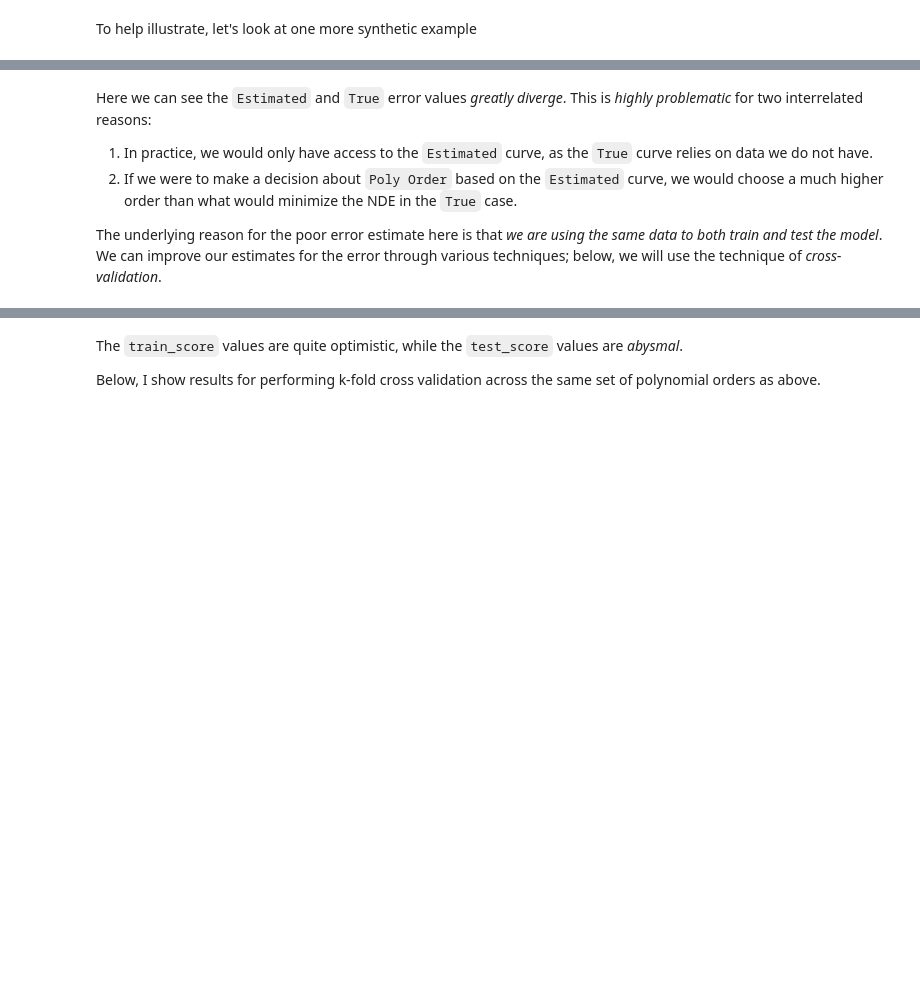
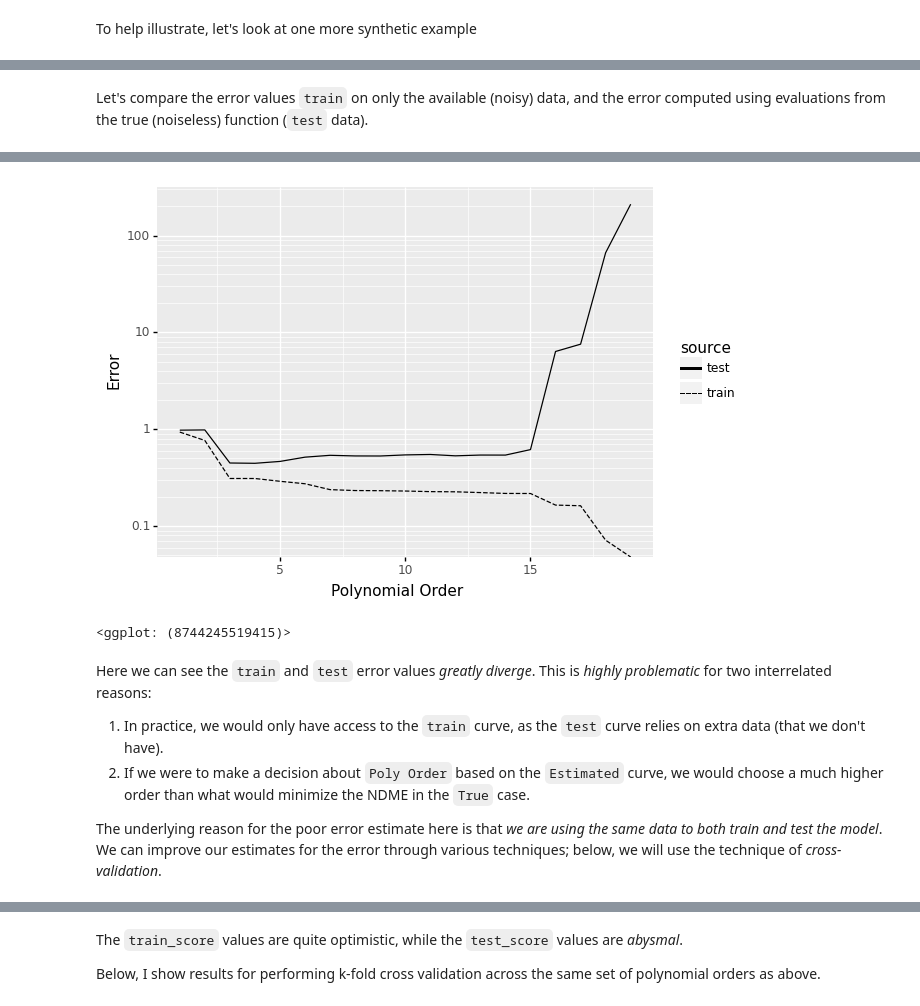
Before and after one commit to zdelrosario/mi101, a Jupyter notebook: _sources/notebooks/05_ml_master.ipynb, the cells around one changed output, grey strips where cells are left out. Cells and saved outputs as stored; diff of their text form; code cells hidden in the pictures; blank space fills up the shorter version.

```diff
--- a/_sources/notebooks/05_ml_master.ipynb
+++ b/_sources/notebooks/05_ml_master.ipynb
@@ -436,0 +485,22 @@ plt.show()
+# %% [markdown]
+Let's compare the error values `train` on only the available (noisy) data, and the error computed using evaluations from the true (noiseless) function (`test` data).
+# %%
+(
+    df_train
+    >> gr.tf_mutate(source="train")
+    >> gr.tf_bind_rows(
+        df_test
+        >> gr.tf_mutate(source="test")
+    )
+    >> gr.tf_group_by(DF.order, DF.source)
+    >> gr.tf_summarize(mse=gr.ndme(DF.y_mean, DF.y))
+
+    >> pt.ggplot(pt.aes("order", "mse"))
+    + pt.geom_line(pt.aes(linetype="source"))
+    + pt.scale_y_log10()
+    + pt.labs(
+        x="Polynomial Order",
+        y="Error",
+    )
+)
+# %% [output]
@@ -437,8 +508,10 @@ plt.show()
+[figure, added]
+<ggplot: (8744245519415)>
 # %% [markdown]
-Here we can see the `Estimated` and `True` error values _greatly diverge_. This is _highly problematic_ for two interrelated reasons:
+Here we can see the `train` and `test` error values _greatly diverge_. This is _highly problematic_ for two interrelated reasons:
 
-1. In practice, we would only have access to the `Estimated` curve, as the `True` curve relies on data we do not have.
-2. If we were to make a decision about `Poly Order` based on the `Estimated` curve, we would choose a much higher order than what would minimize the NDE in the `True` case.
+1. In practice, we would only have access to the `train` curve, as the `test` curve relies on extra data (that we don't have).
+2. If we were to make a decision about `Poly Order` based on the `Estimated` curve, we would choose a much higher order than what would minimize the NDME in the `True` case.
 
 The underlying reason for the poor error estimate here is that _we are using the same data to both train and test the model_. We can improve our estimates for the error through various techniques; below, we will use the technique of _cross-validation_.
 # %% [markdown]
```
Also changed, not shown: parts of 29 cells of this notebook, 48 other files.
